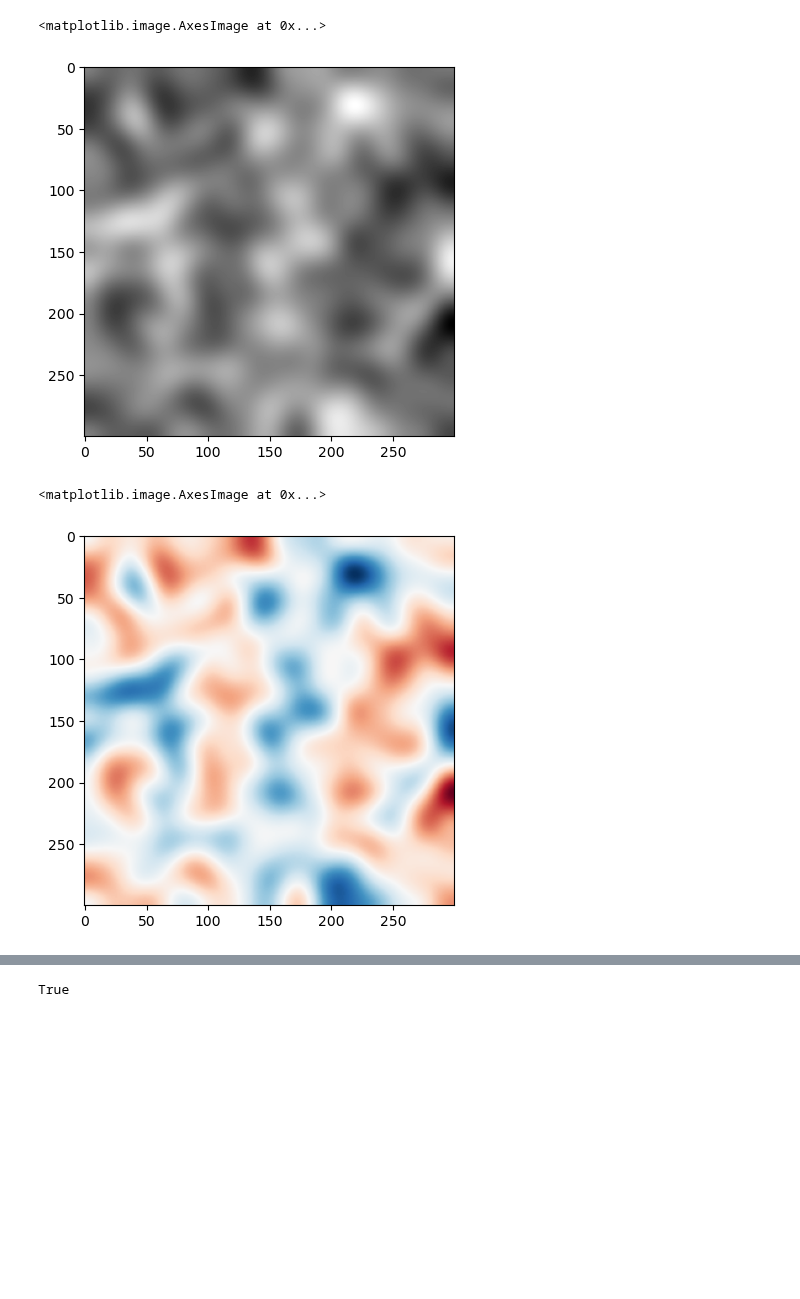
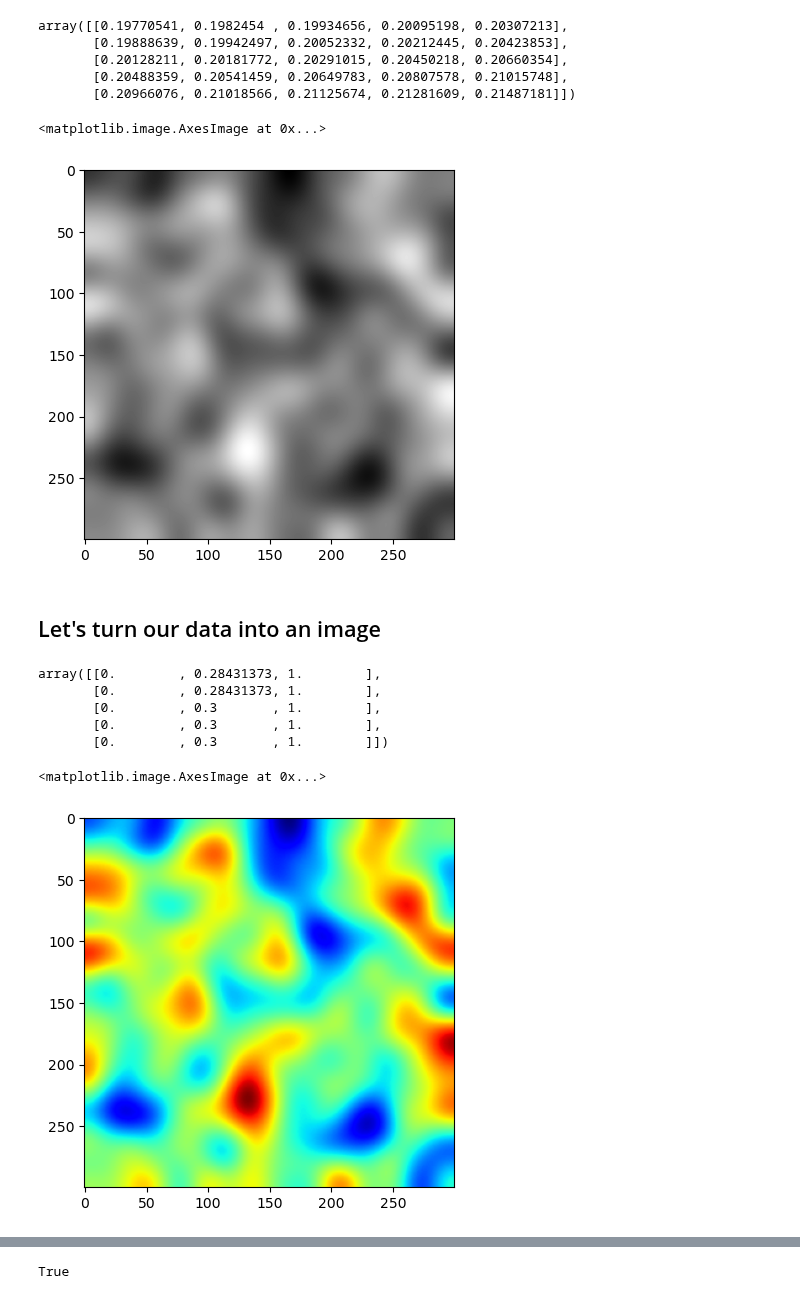
Before and after one commit to kwinkunks/notebooks, a Jupyter notebook: Unmapping.ipynb, the cells around one changed output, grey strips where cells are left out. Cells and saved outputs as stored; diff of their text form; code cells hidden in the pictures; blank space fills up the shorter version.

```diff
--- a/Unmapping.ipynb
+++ b/Unmapping.ipynb
@@ -5,20 +33,39 @@
+# %%
+import scipy.ndimage as snd
+import numpy as np
+import matplotlib.pyplot as plt
+
+rng = np.random.default_rng(1111)
+raw = rng.random((300, 300))
+arr = snd.gaussian_filter(raw, 15)
+arr = (arr - arr.min()) / (arr.max() - arr.min())
+arr[:5, :5]
+# %% [output]
+array([[0.19770541, 0.1982454 , 0.19934656, 0.20095198, 0.20307213],
+       [0.19888639, 0.19942497, 0.20052332, 0.20212445, 0.20423853],
+       [0.20128211, 0.20181772, 0.20291015, 0.20450218, 0.20660354],
+       [0.20488359, 0.20541459, 0.20649783, 0.20807578, 0.21015748],
+       [0.20966076, 0.21018566, 0.21125674, 0.21281609, 0.21487181]])
 # %%
-import scipy.ndimage as snd
-import numpy as np
-import matplotlib.pyplot as plt
-
-raw = np.random.random((300, 300))
-arr = snd.gaussian_filter(raw, 13)
-arr = (arr - arr.min()) / (arr.max() - arr.min())
 plt.imshow(arr, cmap='gray')
-# plt.colorbar()
 # %% [output]
 <matplotlib.image.AxesImage at 0x...>
-[figure, old version]
+[figure, new version]
+# %% [markdown]
+
+## Let's turn our data into an image
+# %%
+cmap = plt.get_cmap('jet')
+rgb = cmap(arr)[..., :3]
+rgb[0, :5]
+# %% [output]
+array([[0.        , 0.28431373, 1.        ],
+       [0.        , 0.28431373, 1.        ],
+       [0.        , 0.3       , 1.        ],
+       [0.        , 0.3       , 1.        ],
+       [0.        , 0.3       , 1.        ]])
 # %%
-rgb = plt.get_cmap('RdBu')(arr)[..., :3]
-
 plt.imshow(rgb)
 # %% [output]
 <matplotlib.image.AxesImage at 0x...>
-[figure, old version]
+[figure, new version]
```
Also changed, not shown: parts of 46 cells of this notebook, 4 other files.
